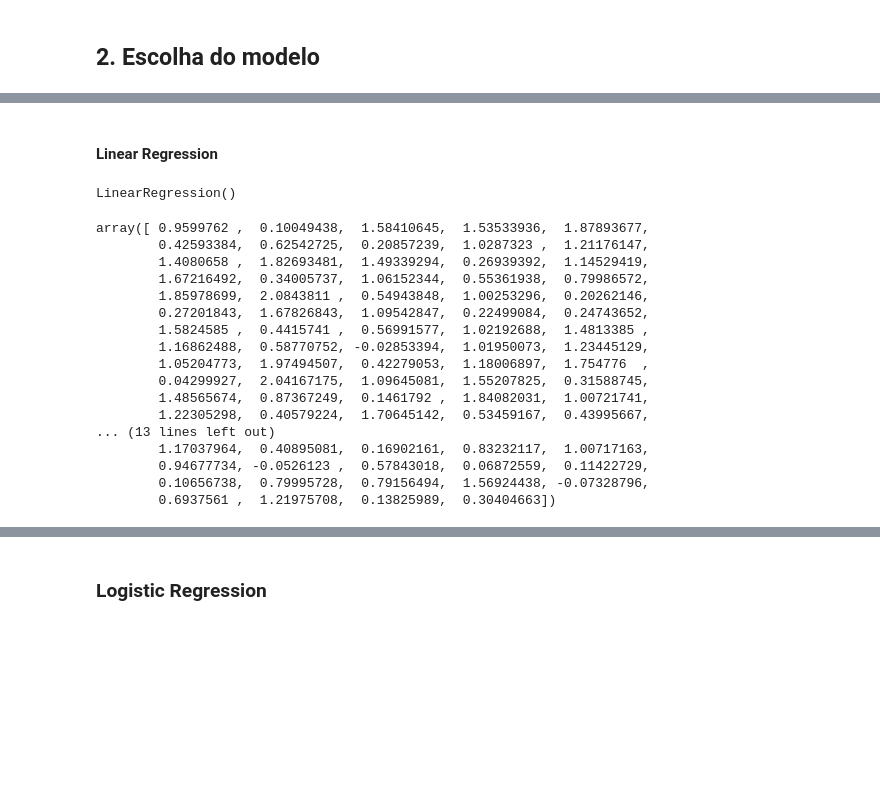
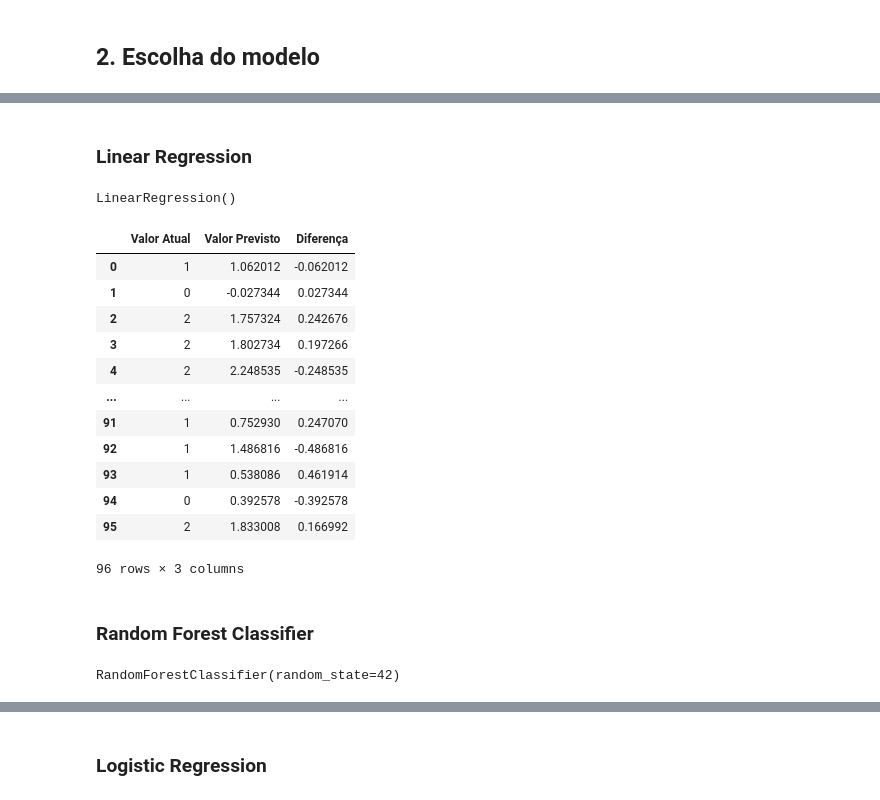
Before and after one commit to leticiaanobre/analise-exploratoria-estudantes, a Jupyter notebook: notebooks/02-comparative_analysis.ipynb, the cells around one changed output, grey strips where cells are left out. Cells and saved outputs as stored; diff of their text form; code cells hidden in the pictures; blank space fills up the shorter version.

```diff
--- a/notebooks/02-comparative_analysis.ipynb
+++ b/notebooks/02-comparative_analysis.ipynb
@@ -140,0 +161,4 @@ array([[-0.7574764 ,  0.7574764 , -0.1382327 , ..., -0.765625  ,
+# %%
+# separaando dataset em treino e teste
+X_train, X_test, y_train, y_test = train_test_split(X,y,test_size=0.2,random_state=42)
+X_train.shape, X_test.shape
@@ -174,32 +262,33 @@ array([1, 1, 0, 0, 1, 1, 0, 1, 1, 1, 2, 1, 0, 0, 2, 1, 1, 1, 1, 2, 1, 1,
 # %% [markdown]
-#### Linear Regression
+### Linear Regression
-# %%
-# Dividir o dataset em conjuntos de treinamento e teste
-X_train, X_test, y_train, y_test = train_test_split(
-    X ,y, test_size = 0.3, random_state = 42)
 # %%
 model = LinearRegression()
 model.fit(X_test,y_test)
 # %% [output]
 LinearRegression()
 # %%
-y_test_hat = model.predict(X_test)
-y_test_hat
+y_pred = model.predict(X_test)
-# %% [output]
-array([ 0.9599762 ,  0.10049438,  1.58410645,  1.53533936,  1.87893677,
-        0.42593384,  0.62542725,  0.20857239,  1.0287323 ,  1.21176147,
-        1.4080658 ,  1.82693481,  1.49339294,  0.26939392,  1.14529419,
-        1.67216492,  0.34005737,  1.06152344,  0.55361938,  0.79986572,
-        1.85978699,  2.0843811 ,  0.54943848,  1.00253296,  0.20262146,
-        0.27201843,  1.67826843,  1.09542847,  0.22499084,  0.24743652,
-        1.5824585 ,  0.4415741 ,  0.56991577,  1.02192688,  1.4813385 ,
-        1.16862488,  0.58770752, -0.02853394,  1.01950073,  1.23445129,
-        1.05204773,  1.97494507,  0.42279053,  1.18006897,  1.754776  ,
-        0.04299927,  2.04167175,  1.09645081,  1.55207825,  0.31588745,
-        1.48565674,  0.87367249,  0.1461792 ,  1.84082031,  1.00721741,
-        1.22305298,  0.40579224,  1.70645142,  0.53459167,  0.43995667,
-... (13 lines left out)
-        1.17037964,  0.40895081,  0.16902161,  0.83232117,  1.00717163,
-        0.94677734, -0.0526123 ,  0.57843018,  0.06872559,  0.11422729,
-        0.10656738,  0.79995728,  0.79156494,  1.56924438, -0.07328796,
-        0.6937561 ,  1.21975708,  0.13825989,  0.30404663])
+# %%
+pred_df=pd.DataFrame({'Valor Atual':y_test,'Valor Previsto':y_pred,'Diferença':y_test-y_pred})
+pred_df
+# %% [output]
+|  | Valor Atual | Valor Previsto | Diferença |
+| 0 | 1 | 1.062012 | -0.062012 |
+| 1 | 0 | -0.027344 | 0.027344 |
+| 2 | 2 | 1.757324 | 0.242676 |
+| 3 | 2 | 1.802734 | 0.197266 |
+| 4 | 2 | 2.248535 | -0.248535 |
+| ... | ... | ... | ... |
+| 91 | 1 | 0.752930 | 0.247070 |
+| 92 | 1 | 1.486816 | -0.486816 |
+| 93 | 1 | 0.538086 | 0.461914 |
+| 94 | 0 | 0.392578 | -0.392578 |
+| 95 | 2 | 1.833008 | 0.166992 |
+96 rows × 3 columns
+# %% [markdown]
+### Random Forest Classifier
+# %%
+clf = RandomForestClassifier(random_state=42)
+clf.fit(X_train, y_train)
+# %% [output]
+RandomForestClassifier(random_state=42)
```
Also changed, not shown: parts of 27 cells of this notebook, 4 other files.
